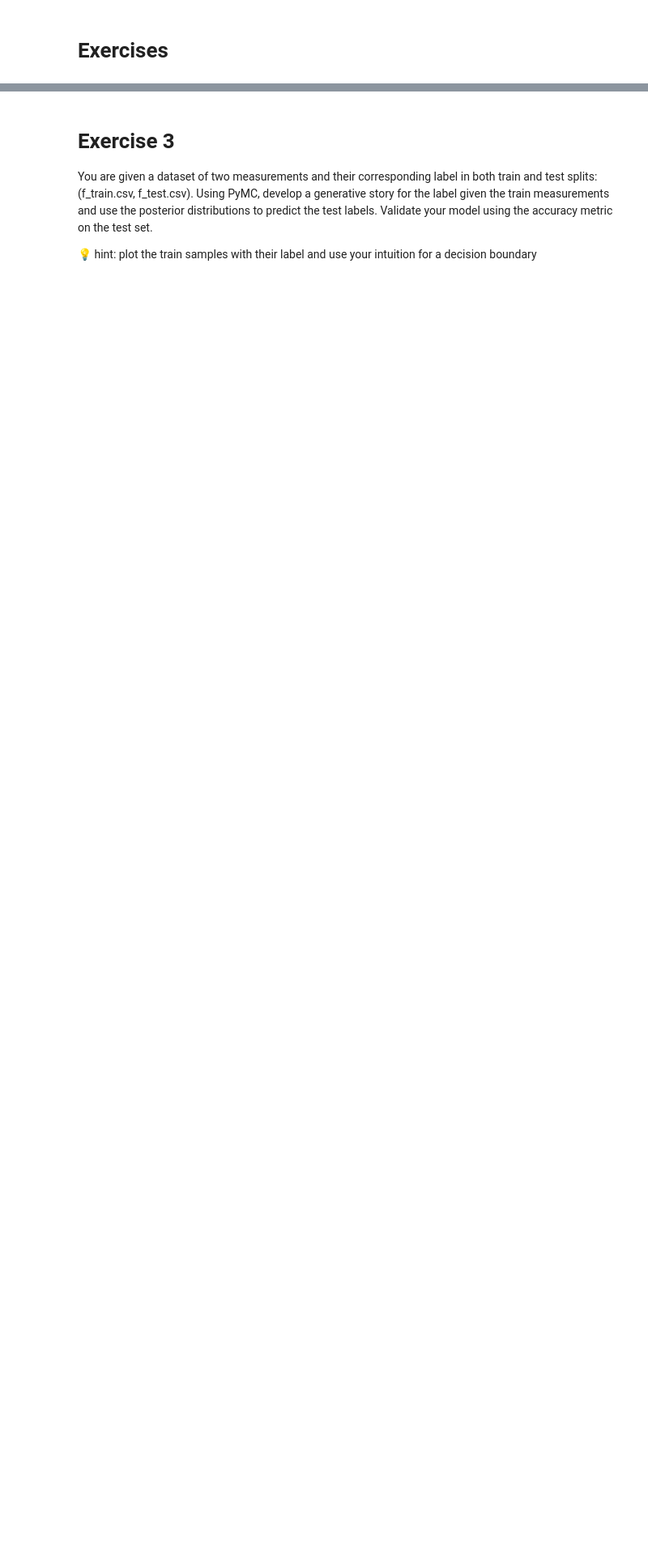
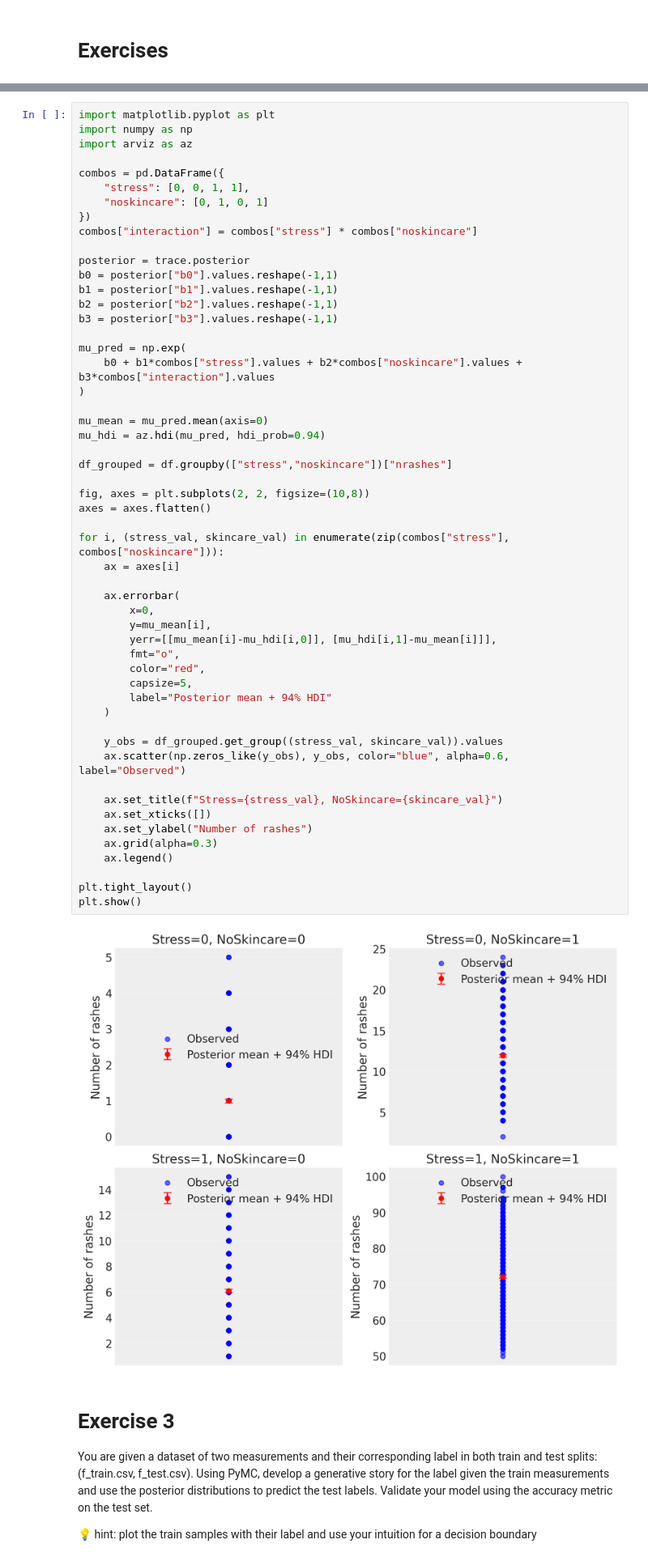
Before and after one commit to skpha13/University-Work, a Jupyter notebook: AI First Year/First Semester/Probabilistic Programming/Labs/L03/PP_Lab3.ipynb, the cells around one changed output, grey strips where cells are left out. Shown at 81% size. Saved outputs shown, nothing was run; the diff lists cells and outputs as text; blank space fills up the shorter version.

```diff
--- a/AI First Year/First Semester/Probabilistic Programming/Labs/L03/PP_Lab3.ipynb
+++ b/AI First Year/First Semester/Probabilistic Programming/Labs/L03/PP_Lab3.ipynb
@@ -161,3 +216,58 @@ The mean and variance for each case have a pattern, is there a distribution know
+# %%
+import matplotlib.pyplot as plt
+import numpy as np
+import arviz as az
+
+combos = pd.DataFrame({
+    "stress": [0, 0, 1, 1],
+    "noskincare": [0, 1, 0, 1]
+})
+combos["interaction"] = combos["stress"] * combos["noskincare"]
+
+posterior = trace.posterior
+b0 = posterior["b0"].values.reshape(-1,1)
+b1 = posterior["b1"].values.reshape(-1,1)
+b2 = posterior["b2"].values.reshape(-1,1)
+b3 = posterior["b3"].values.reshape(-1,1)
+
+mu_pred = np.exp(
+    b0 + b1*combos["stress"].values + b2*combos["noskincare"].values + b3*combos["interaction"].values
+)
+
+mu_mean = mu_pred.mean(axis=0)
+mu_hdi = az.hdi(mu_pred, hdi_prob=0.94)
+
+df_grouped = df.groupby(["stress","noskincare"])["nrashes"]
+
+fig, axes = plt.subplots(2, 2, figsize=(10,8))
+axes = axes.flatten()
+
+for i, (stress_val, skincare_val) in enumerate(zip(combos["stress"], combos["noskincare"])):
+    ax = axes[i]
+
+    ax.errorbar(
+        x=0,
+        y=mu_mean[i],
+        yerr=[[mu_mean[i]-mu_hdi[i,0]], [mu_hdi[i,1]-mu_mean[i]]],
+        fmt="o",
+        color="red",
+        capsize=5,
+        label="Posterior mean + 94% HDI"
+    )
+
+    y_obs = df_grouped.get_group((stress_val, skincare_val)).values
+    ax.scatter(np.zeros_like(y_obs), y_obs, color="blue", alpha=0.6, label="Observed")
+
+    ax.set_title(f"Stress={stress_val}, NoSkincare={skincare_val}")
+    ax.set_xticks([])
+    ax.set_ylabel("Number of rashes")
+    ax.grid(alpha=0.3)
+    ax.legend()
+
+plt.tight_layout()
+plt.show()
+# %% [output]
+[figure, added]
 # %% [markdown]
 # Exercise 3
 
```
Also changed, not shown: parts of 10 cells of this notebook.
